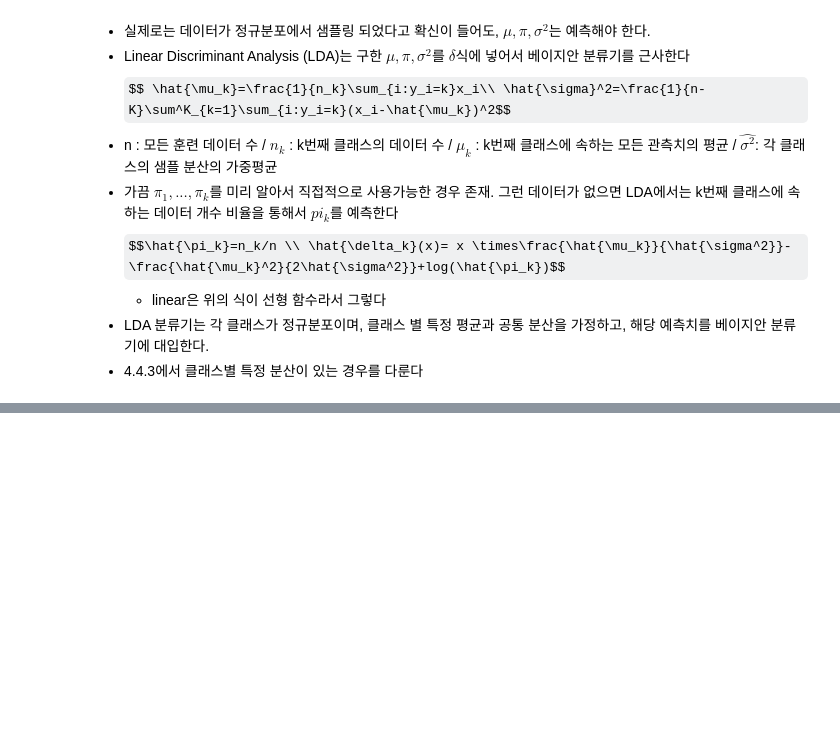
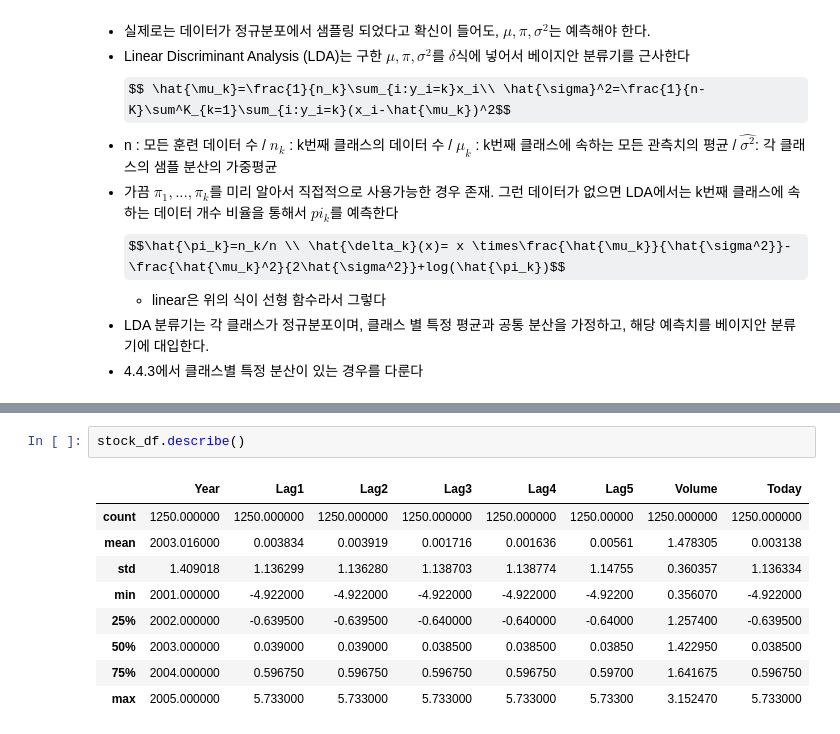
Before and after one commit to klee30810/ISLR_python, a Jupyter notebook: notebooks/4. Classification.ipynb, the cells around one changed output, grey strips where cells are left out. Drawn from its saved outputs; the diff is of its cells as text; some formulas as TeX source; blank space fills up the shorter version.

```diff
--- a/notebooks/4. Classification.ipynb
+++ b/notebooks/4. Classification.ipynb
@@ -87,0 +216,12 @@ $$ Pr(Y=k|X=x) = \frac{e^{\beta_{k0}+\beta_{k1}x_1+...+\beta_{kp}pX_p}}{1+\sum^{
+# %%
+stock_df.describe()
+# %% [output]
+|  | Year | Lag1 | Lag2 | Lag3 | Lag4 | Lag5 | Volume | Today |
+| count | 1250.000000 | 1250.000000 | 1250.000000 | 1250.000000 | 1250.000000 | 1250.00000 | 1250.000000 | 1250.000000 |
+| mean | 2003.016000 | 0.003834 | 0.003919 | 0.001716 | 0.001636 | 0.00561 | 1.478305 | 0.003138 |
+| std | 1.409018 | 1.136299 | 1.136280 | 1.138703 | 1.138774 | 1.14755 | 0.360357 | 1.136334 |
+| min | 2001.000000 | -4.922000 | -4.922000 | -4.922000 | -4.922000 | -4.92200 | 0.356070 | -4.922000 |
+| 25% | 2002.000000 | -0.639500 | -0.639500 | -0.640000 | -0.640000 | -0.64000 | 1.257400 | -0.639500 |
+| 50% | 2003.000000 | 0.039000 | 0.039000 | 0.038500 | 0.038500 | 0.03850 | 1.422950 | 0.038500 |
+| 75% | 2004.000000 | 0.596750 | 0.596750 | 0.596750 | 0.596750 | 0.59700 | 1.641675 | 0.596750 |
+| max | 2005.000000 | 5.733000 | 5.733000 | 5.733000 | 5.733000 | 5.73300 | 3.152470 | 5.733000 |
```
Also changed, not shown: parts of 27 cells of this notebook.
